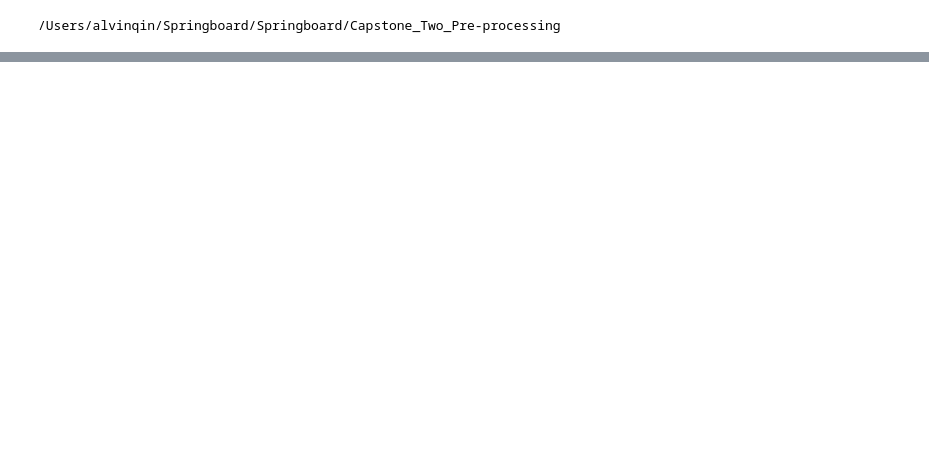
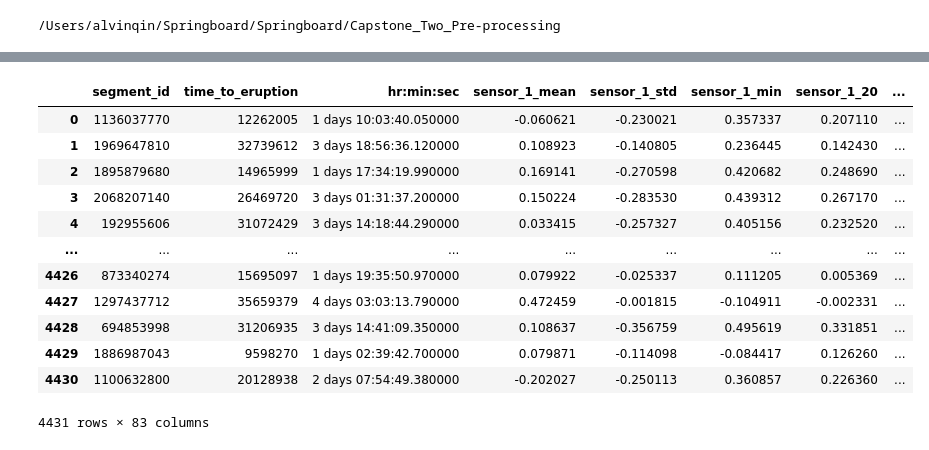
Before and after one commit to alqin91/Springboard, a Jupyter notebook: Capstone_Two_Pre-processing/Preprocessing.ipynb, the cells around one changed output, grey strips where cells are left out. Saved outputs shown, nothing was run; the diff lists cells and outputs as text; code cells hidden in the pictures; blank space fills up the shorter version.

```diff
--- a/Capstone_Two_Pre-processing/Preprocessing.ipynb
+++ b/Capstone_Two_Pre-processing/Preprocessing.ipynb
@@ -35,0 +49,5 @@ data_train.head(10)
+# %%
+#convert time_to_eruption to hours:minutes:seconds
+df2['hr:min:sec'] = (df2['time_to_eruption']
+                  .apply(lambda x:datetime.timedelta(seconds = x/100)))
+df2
@@ -35,0 +190,18 @@ data_train.head(10)
+# %%
+standard_data_train_new = pd.concat([df2, standard_scaler_train], axis=1, join='inner')
+# %%
+standard_data_train_new
+# %% [output]
+|  | segment_id | time_to_eruption | hr:min:sec | sensor_1_mean | sensor_1_std | sensor_1_min | sensor_1_20 | ... |
+| 0 | 1136037770 | 12262005 | 1 days 10:03:40.050000 | -0.060621 | -0.230021 | 0.357337 | 0.207110 | ... |
+| 1 | 1969647810 | 32739612 | 3 days 18:56:36.120000 | 0.108923 | -0.140805 | 0.236445 | 0.142430 | ... |
+| 2 | 1895879680 | 14965999 | 1 days 17:34:19.990000 | 0.169141 | -0.270598 | 0.420682 | 0.248690 | ... |
+| 3 | 2068207140 | 26469720 | 3 days 01:31:37.200000 | 0.150224 | -0.283530 | 0.439312 | 0.267170 | ... |
+| 4 | 192955606 | 31072429 | 3 days 14:18:44.290000 | 0.033415 | -0.257327 | 0.405156 | 0.232520 | ... |
+| ... | ... | ... | ... | ... | ... | ... | ... | ... |
+| 4426 | 873340274 | 15695097 | 1 days 19:35:50.970000 | 0.079922 | -0.025337 | 0.111205 | 0.005369 | ... |
+| 4427 | 1297437712 | 35659379 | 4 days 03:03:13.790000 | 0.472459 | -0.001815 | -0.104911 | -0.002331 | ... |
+| 4428 | 694853998 | 31206935 | 3 days 14:41:09.350000 | 0.108637 | -0.356759 | 0.495619 | 0.331851 | ... |
+| 4429 | 1886987043 | 9598270 | 1 days 02:39:42.700000 | 0.079871 | -0.114098 | -0.084417 | 0.126260 | ... |
+| 4430 | 1100632800 | 20128938 | 2 days 07:54:49.380000 | -0.202027 | -0.250113 | 0.360857 | 0.226360 | ... |
+4431 rows × 83 columns
```
Also changed, not shown: parts of 16 cells of this notebook.
